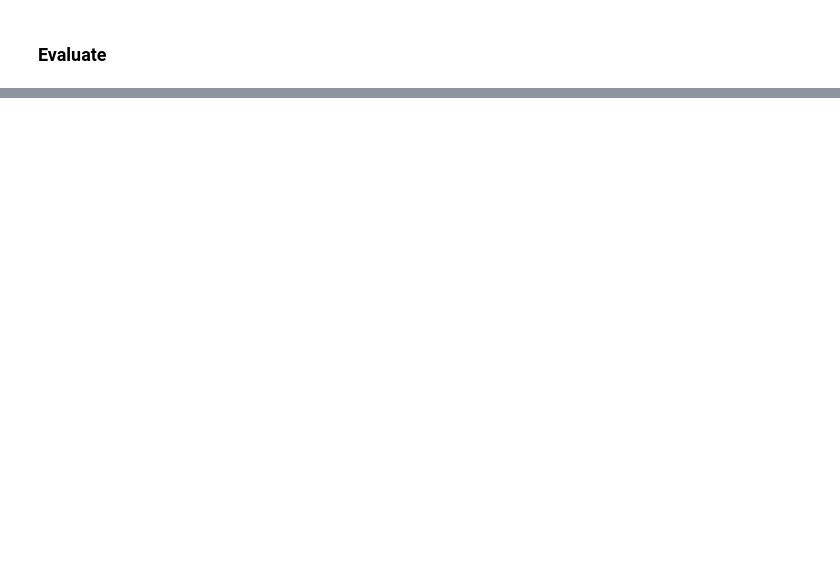
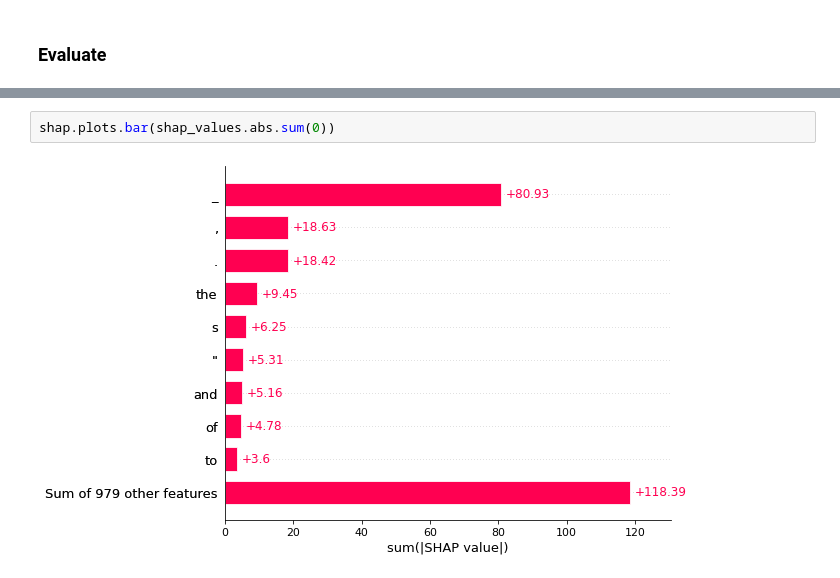
Before and after one commit to yang-su2000/Authorship-Identification-with-NLP, a Jupyter notebook: run_BERT.ipynb, the cells around one changed output, grey strips where cells are left out. Cells and saved outputs as stored; diff of their text form; blank space fills up the shorter version.

```diff
--- a/run_BERT.ipynb
+++ b/run_BERT.ipynb
@@ -379,0 +519,4 @@ Test Accuracy:  0.9307
+# %%
+shap.plots.bar(shap_values.abs.sum(0))
+# %% [output]
+[figure, added]
```
Also changed, not shown: parts of 18 cells of this notebook.
